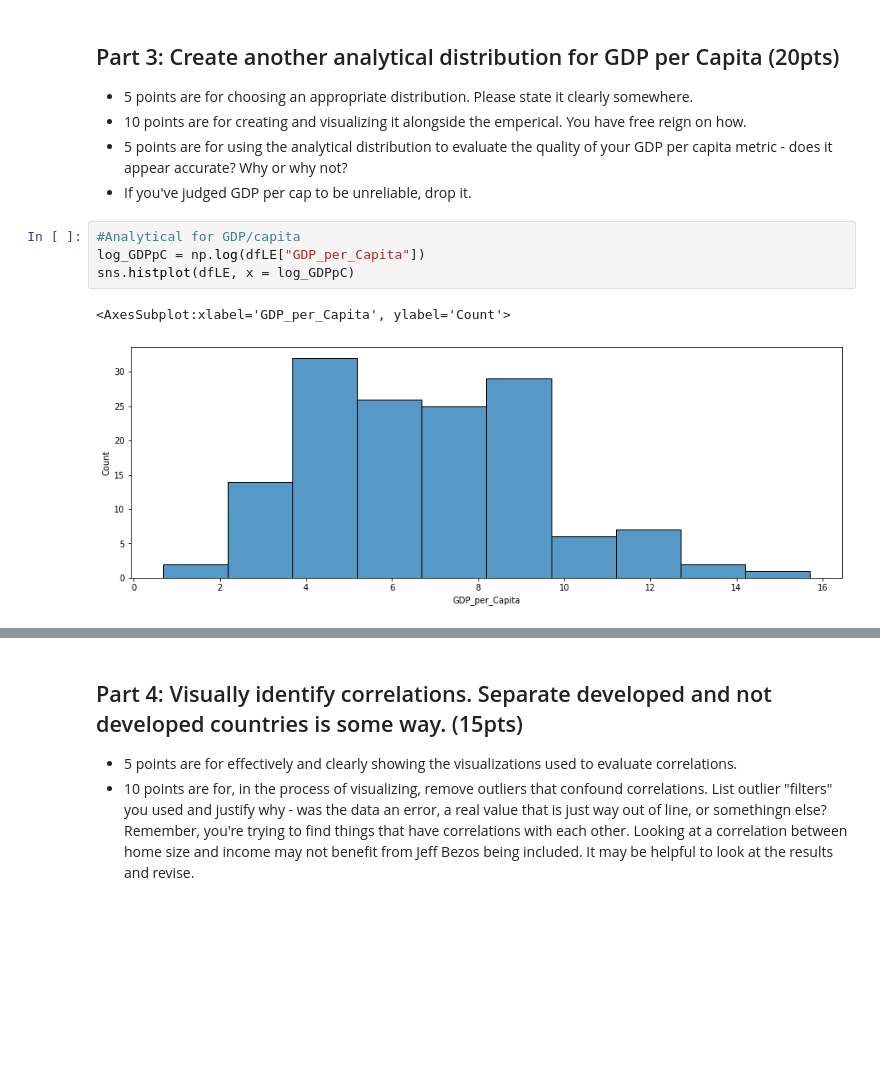
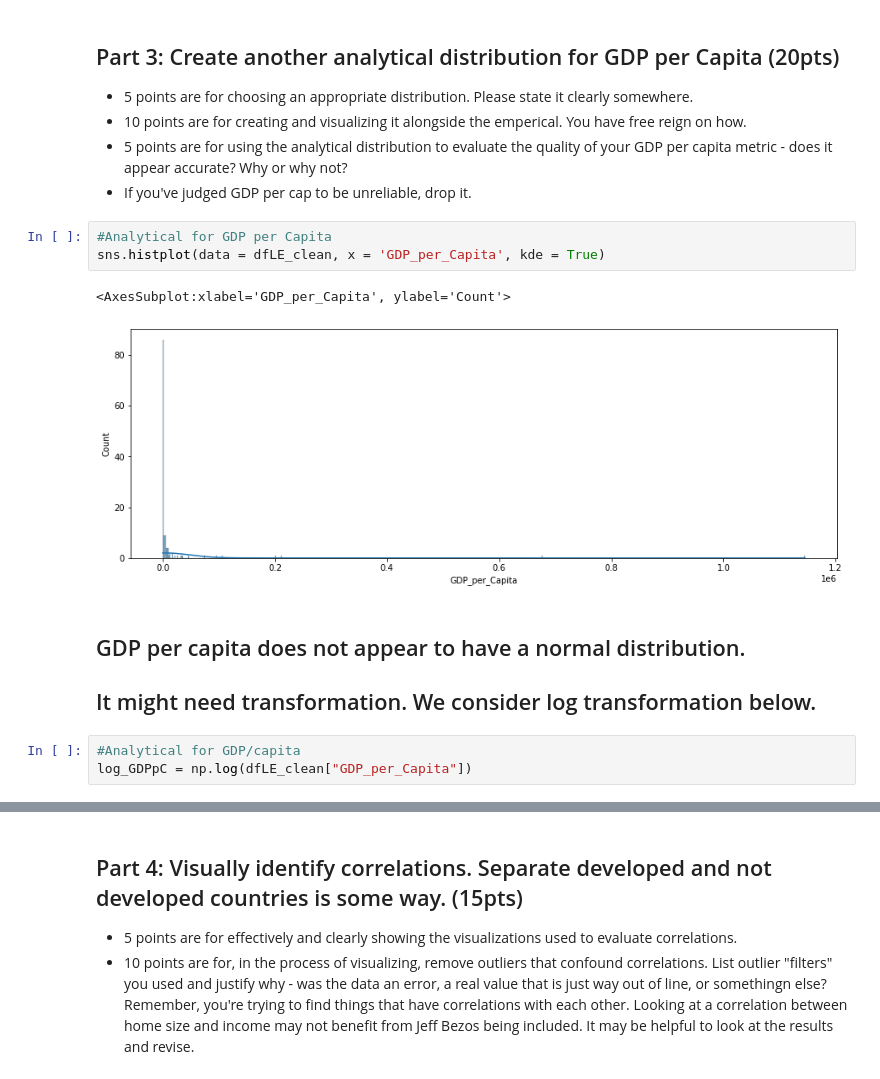
Before and after one commit to jamarabe/3450_Asn2_Students, a Jupyter notebook: asn2Workbook.ipynb, the cells around one changed output, grey strips where cells are left out. Saved outputs shown, nothing was run; the diff lists cells and outputs as text; blank space fills up the shorter version.

```diff
--- a/asn2Workbook.ipynb
+++ b/asn2Workbook.ipynb
@@ -190,10 +217,15 @@ Percent within +/-1 of Canada:  14.04 %
 <li>10 points are for creating and visualizing it alongside the emperical. You have free reign on how.
 <li>5 points are for using the analytical distribution to evaluate the quality of your GDP per capita metric - does it appear accurate? Why or why not?
 <li>If you've judged GDP per cap to be unreliable, drop it.
+# %%
+#Analytical for GDP per Capita
+sns.histplot(data = dfLE_clean, x = 'GDP_per_Capita', kde = True)
+# %% [output]
+<AxesSubplot:xlabel='GDP_per_Capita', ylabel='Count'>
+[figure, added]
+# %% [markdown]
+<h2>GDP per capita does not appear to have a normal distribution.
+<h2>It might need transformation. We consider log transformation below.
 # %%
 #Analytical for GDP/capita
-log_GDPpC = np.log(dfLE["GDP_per_Capita"])
-sns.histplot(dfLE, x = log_GDPpC)
+log_GDPpC = np.log(dfLE_clean["GDP_per_Capita"])
-# %% [output]
-<AxesSubplot:xlabel='GDP_per_Capita', ylabel='Count'>
-[figure, removed]
```
Also changed, not shown: parts of 43 cells of this notebook.
